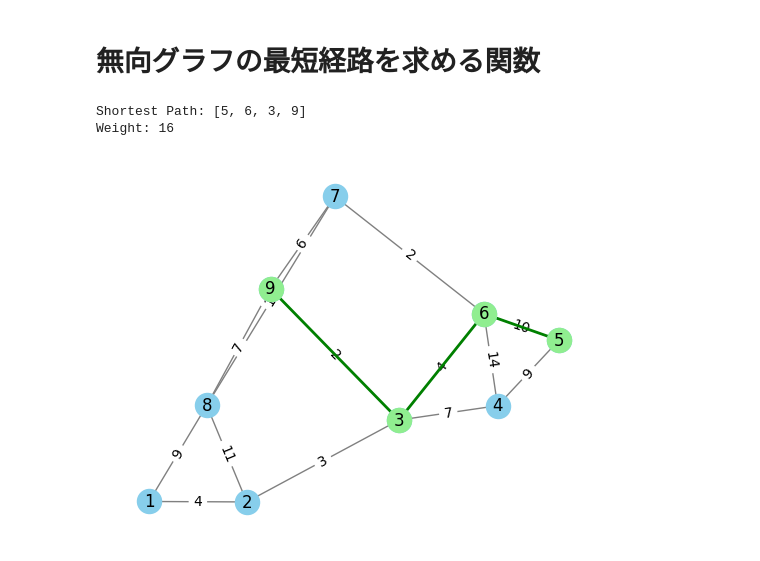
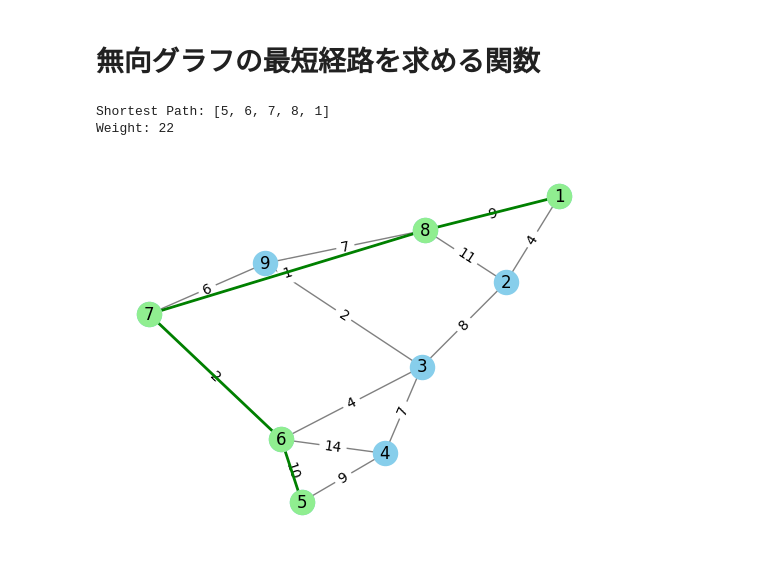
Before and after one commit to enbipaipu/algo-data, a Jupyter notebook: 02/assignment2.ipynb, the cells around one changed output. Cells and saved outputs as stored; diff of their text form; code cells hidden in the pictures.

```diff
--- a/02/assignment2.ipynb
+++ b/02/assignment2.ipynb
@@ -9,7 +9,7 @@ EDGE_List = [
     (1, 2, 4),
     (1, 8, 9),
     (8, 2, 11),
-    (2, 3, 3),
+    (2, 3, 8),
     (8, 9, 7),
     (8, 7, 1),
     (9, 7, 6),
@@ -24,34 +24,34 @@ EDGE_List = [
 
 G = nx.Graph()
 G.add_nodes_from(Node_List)
 G.add_weighted_edges_from(EDGE_List)
 
 # 最短経路を計算
 start = 5
-end = 9
+end = 1
 # ダイクストラ法で最短経路とその重みを求める
 shortest_path = nx.dijkstra_path(G, start, end)
 shortest_path_weight = nx.dijkstra_path_length(G, start, end)
 
 # 出力
 print("Shortest Path:", shortest_path)
 print("Weight:", shortest_path_weight)
 
 # グラフ描画のための設定
 pos = nx.spring_layout(G)  # ノードの位置を計算
 nx.draw_networkx_nodes(G, pos, node_color="skyblue")  # ノードを描画
 nx.draw_networkx_edges(G, pos, edge_color="gray")  # エッジを描画
 nx.draw_networkx_labels(G, pos)  # ノードのラベルを描画
 nx.draw_networkx_edge_labels(G, pos, edge_labels=nx.get_edge_attributes(G, 'weight'))  # エッジの重みを表示
 
 # 最短経路上のノードとエッジを強調表示
 path_edges = list(zip(shortest_path, shortest_path[1:]))
 nx.draw_networkx_nodes(G, pos, nodelist=shortest_path, node_color="lightgreen")
 nx.draw_networkx_edges(G, pos, edgelist=path_edges, edge_color="green", width=2)
 
 plt.axis("off")  # 軸の非表示
 plt.show()  # グラフの表示
 # %% [output]
-Shortest Path: [5, 6, 3, 9]
-Weight: 16
+Shortest Path: [5, 6, 7, 8, 1]
+Weight: 22
-[figure, old version]
+[figure, new version]
```
Also changed, not shown: 2 other files.
